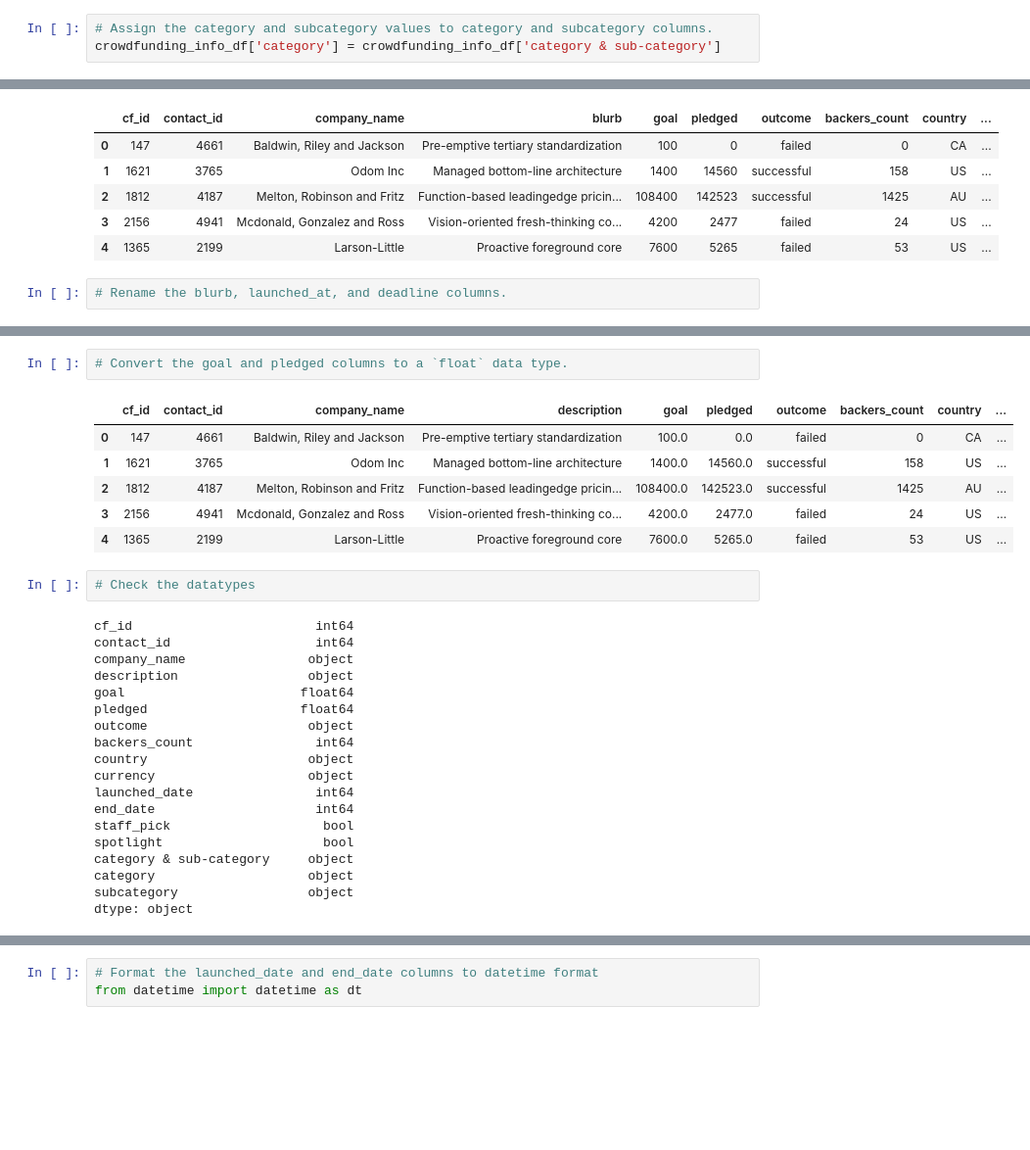
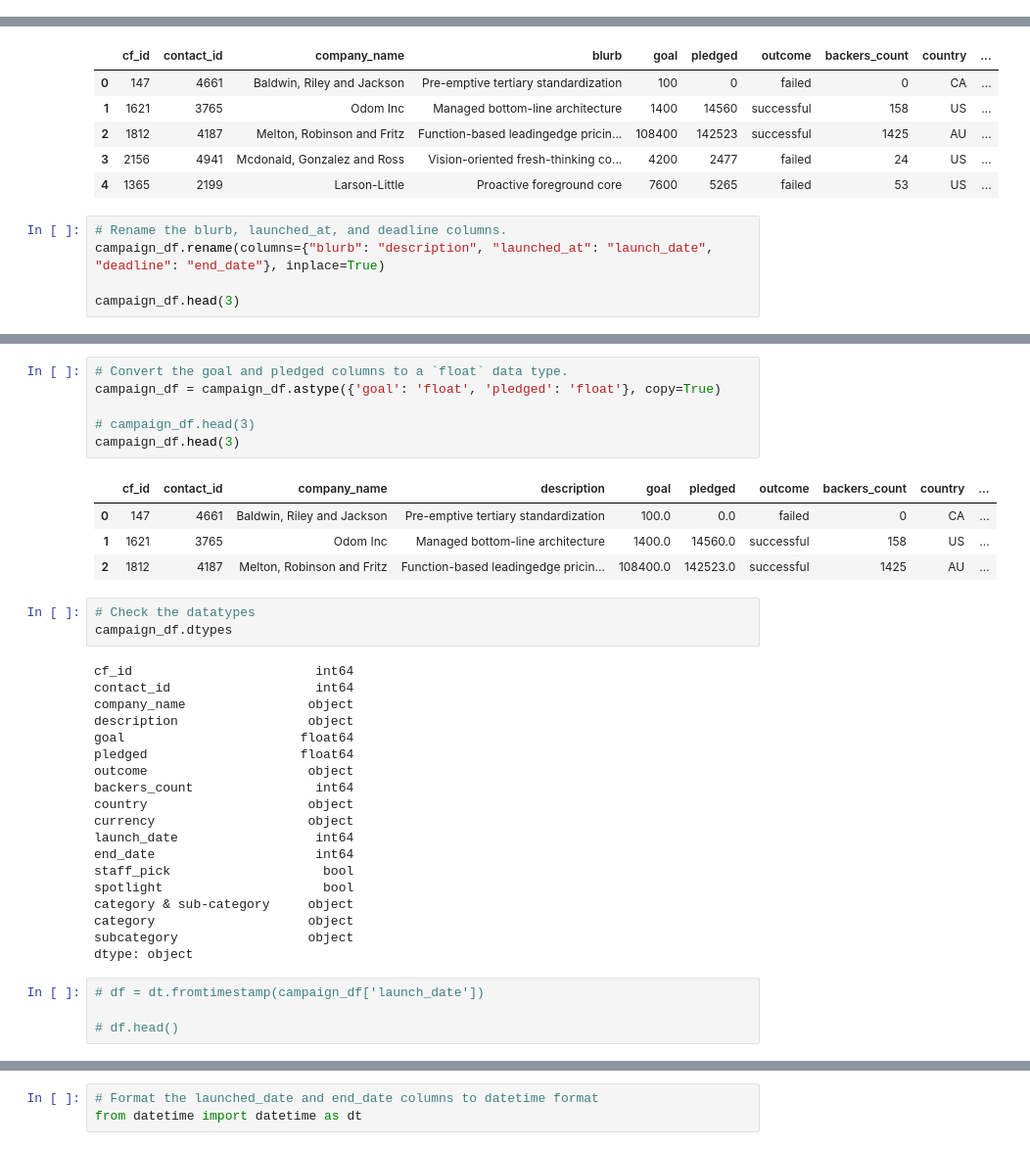
Before and after one commit to StarkArk/Crowdfunding_ETL, a Jupyter notebook: ETL_Mini_Project_Code.ipynb, the cells around one changed output, grey strips where cells are left out. Shown: that part at 98% size. Drawn from its saved outputs; the diff is of its cells as text; blank space fills up the shorter version.

```diff
--- a/ETL_Mini_Project_Code.ipynb
+++ b/ETL_Mini_Project_Code.ipynb
@@ -88,6 +83,3 @@ crowdfunding_info_df.head()
 | 2 | 1812 | 4187 | Melton, Robinson and Fritz | Function-based leadingedge pricin... | 108400 | 142523 | successful | 1425 | AU | ... |
 | 3 | 2156 | 4941 | Mcdonald, Gonzalez and Ross | Vision-oriented fresh-thinking co... | 4200 | 2477 | failed | 24 | US | ... |
 | 4 | 1365 | 2199 | Larson-Little | Proactive foreground core | 7600 | 5265 | failed | 53 | US | ... |
-# %%
-# Assign the category and subcategory values to category and subcategory columns.
-crowdfunding_info_df['category'] = crowdfunding_info_df['category & sub-category']
@@ -224,6 +209,9 @@ campaign_df.head()
 | 4 | 1365 | 2199 | Larson-Little | Proactive foreground core | 7600 | 5265 | failed | 53 | US | ... |
 # %%
 # Rename the blurb, launched_at, and deadline columns.
+campaign_df.rename(columns={"blurb": "description", "launched_at": "launch_date", "deadline": "end_date"}, inplace=True)
+
+campaign_df.head(3)
 # %% [output]
 |  | cf_id | contact_id | company_name | description | goal | pledged | outcome | backers_count | country | ... |
 | 0 | 147 | 4661 | Baldwin, Riley and Jackson | Pre-emptive tertiary standardization | 100 | 0 | failed | 0 | CA | ... |
@@ -234,14 +220,17 @@ campaign_df.head()
 # %%
 # Convert the goal and pledged columns to a `float` data type.
+campaign_df = campaign_df.astype({'goal': 'float', 'pledged': 'float'}, copy=True)
+
+# campaign_df.head(3)
+campaign_df.head(3)
 # %% [output]
 |  | cf_id | contact_id | company_name | description | goal | pledged | outcome | backers_count | country | ... |
 | 0 | 147 | 4661 | Baldwin, Riley and Jackson | Pre-emptive tertiary standardization | 100.0 | 0.0 | failed | 0 | CA | ... |
 | 1 | 1621 | 3765 | Odom Inc | Managed bottom-line architecture | 1400.0 | 14560.0 | successful | 158 | US | ... |
 | 2 | 1812 | 4187 | Melton, Robinson and Fritz | Function-based leadingedge pricin... | 108400.0 | 142523.0 | successful | 1425 | AU | ... |
-| 3 | 2156 | 4941 | Mcdonald, Gonzalez and Ross | Vision-oriented fresh-thinking co... | 4200.0 | 2477.0 | failed | 24 | US | ... |
-| 4 | 1365 | 2199 | Larson-Little | Proactive foreground core | 7600.0 | 5265.0 | failed | 53 | US | ... |
 # %%
 # Check the datatypes
+campaign_df.dtypes
 # %% [output]
 cf_id                        int64
 contact_id                   int64
@@ -253,7 +242,7 @@ outcome                     object
 backers_count                int64
 country                     object
 currency                    object
-launched_date                int64
+launch_date                  int64
 end_date                     int64
 staff_pick                    bool
 spotlight                     bool
@@ -261,3 +250,7 @@ category & sub-category     object
 category                    object
 subcategory                 object
 dtype: object
+# %%
+# df = dt.fromtimestamp(campaign_df['launch_date'])
+
+# df.head()
```
Also changed, not shown: parts of 5 cells of this notebook.
